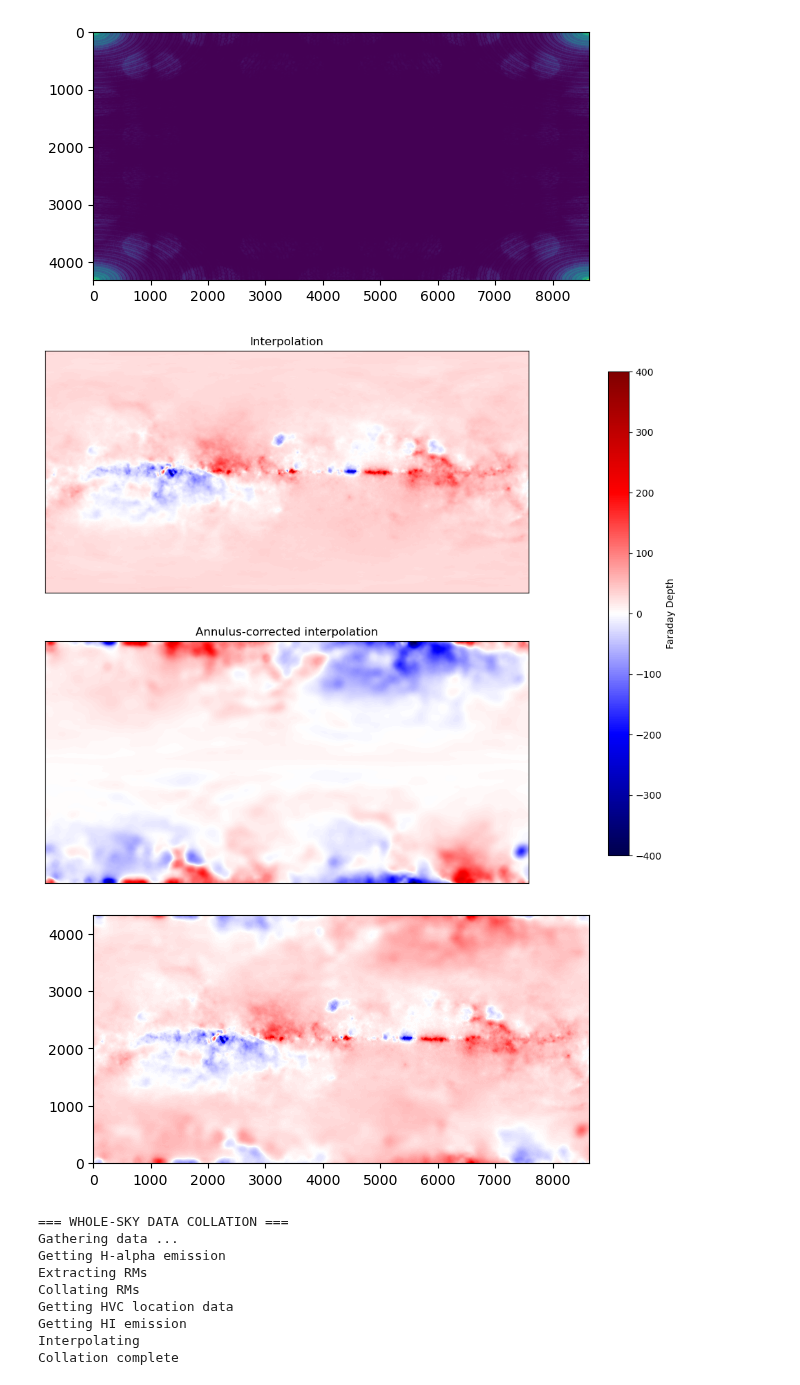
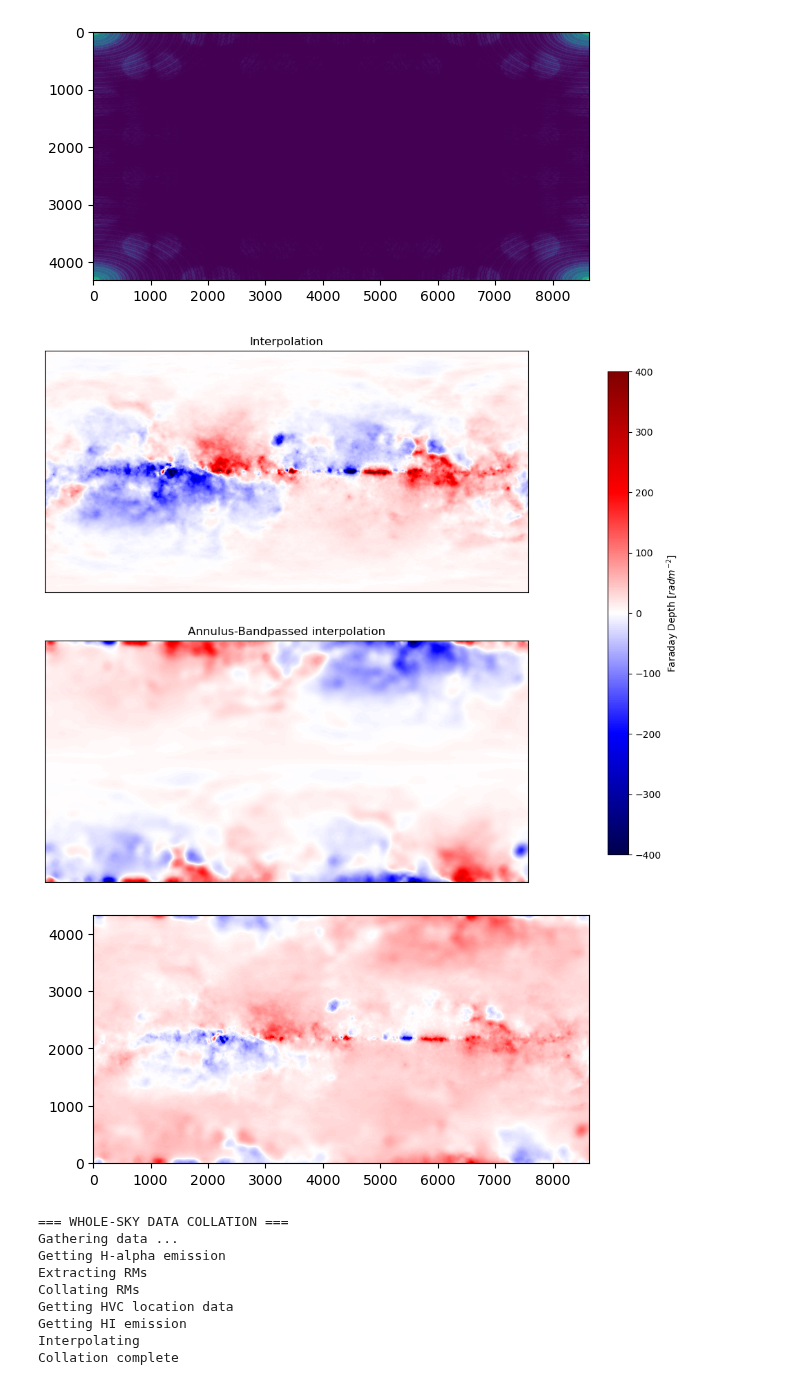
Before and after one commit to Olivex727/hvc-magnetic-honours-programs, a Jupyter notebook: foreground/annulus.ipynb, the cells around one changed output. Cells and saved outputs as stored; diff of their text form; code cells hidden in the pictures.

```diff
--- a/foreground/annulus.ipynb
+++ b/foreground/annulus.ipynb
@@ -74,30 +77,31 @@ corrected_annulus = fr.get_corrected_image(annulus_k_space).real
 # %%
 colormap = plt.colormaps["seismic"]
 
 fig = plt.figure(figsize=(12, 10))
 plt.subplot(2, 1, 1)
 plt.title("Interpolation")
 plt.imshow(collated_data["interpolation"]["interpolation"].data, cmap=colormap, origin='lower')
 plt.xticks([])
 plt.yticks([])
+plt.clim(-400,400)
 
 plt.subplot(2, 1, 2)
-plt.title("Annulus-corrected interpolation")
+plt.title("Annulus-Bandpassed interpolation")
 image = plt.imshow(corrected_annulus, cmap=colormap, origin='lower')
 plt.xticks([])
 plt.yticks([])
+plt.clim(-400,400)
 
-plt.clim(-400,400)
 fig.subplots_adjust(right=0.8)
 cbar_ax = fig.add_axes([0.85, 0.15, 0.025, 0.7])
-fig.colorbar(image, cax=cbar_ax, label=r"Faraday Depth")
+fig.colorbar(image, cax=cbar_ax, label=r"Faraday Depth [$rad m^{-2}$]")
 
 plt.show()
 
 plt.imshow(collated_data["interpolation"]["interpolation"].data-corrected_annulus, cmap=colormap, origin='lower')
 plt.show()
 # %% [output]
-[figure, old version]
+[figure, new version]
 [figure]
 # %%
 import sys
```
Also changed, not shown: parts of 1 cell of this notebook, 2 other files.
